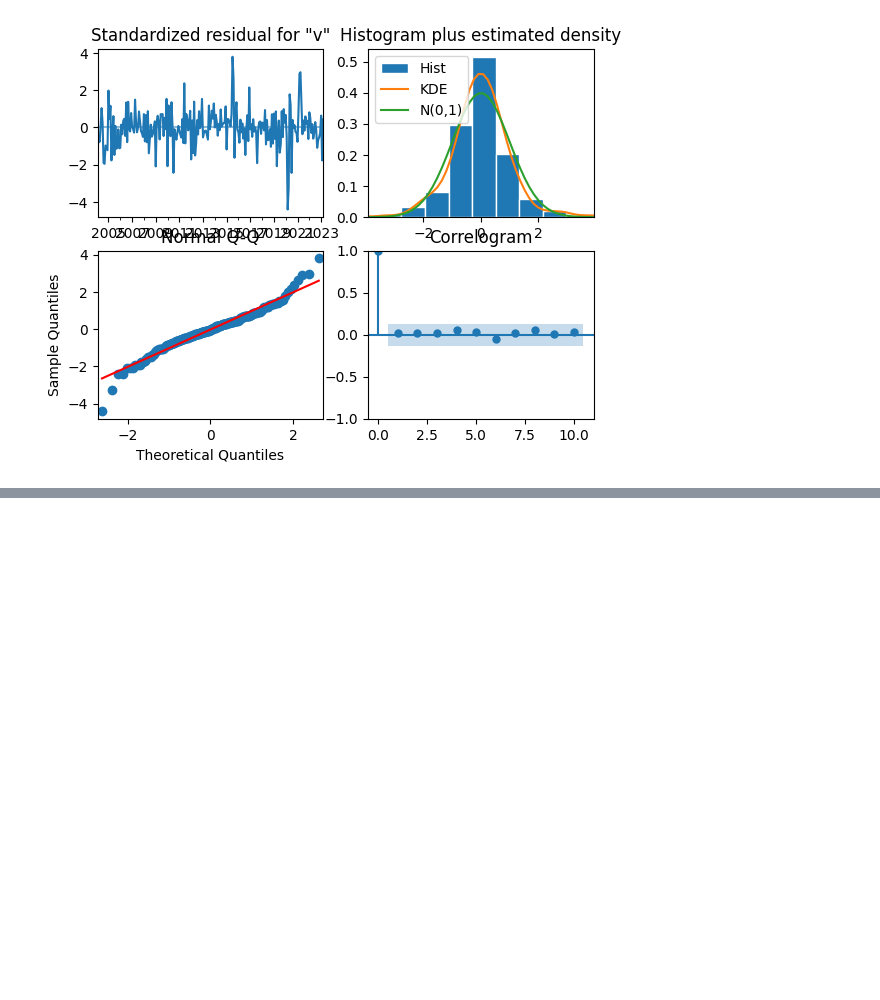
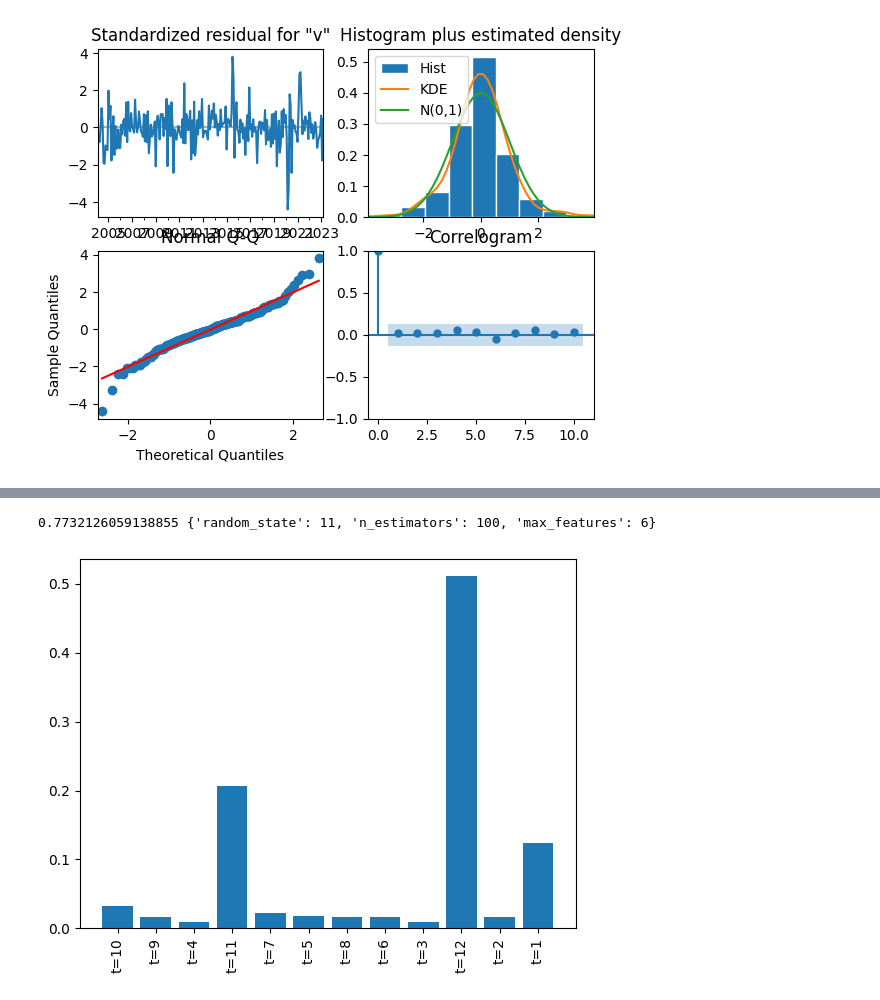
Before and after one commit to IgnacyBerent/time_series_analysis_course, a Jupyter notebook: lectures/lecture_7/rfr.ipynb, the cells around one changed output, grey strips where cells are left out. Saved outputs shown, nothing was run; the diff lists cells and outputs as text; code cells hidden in the pictures; blank space fills up the shorter version.

```diff
--- a/lectures/lecture_7/rfr.ipynb
+++ b/lectures/lecture_7/rfr.ipynb
@@ -274,0 +308,15 @@ df_comp.plot()
+# %%
+print(test_scores[best_ind], ParameterGrid(grid)[best_ind])
+# %% [output]
+0.7732126059138855 {'random_state': 11, 'n_estimators': 100, 'max_features': 6}
+# %%
+feature_importanceRFR = rfr.feature_importances_
+sorted_idx = np.argsort(feature_importanceRFR[::-1])
+x1 = range(len(feature_importanceRFR))
+feature_names = df.columns.to_list()[1:]
+labels = np.array(feature_names)[sorted_idx]
+plt.bar(x1, feature_importanceRFR[sorted_idx], tick_label=labels)
+plt.xticks(rotation=90)
+plt.show()
+# %% [output]
+[figure, added]
```
Also changed, not shown: parts of 17 cells of this notebook, 2 other files.
